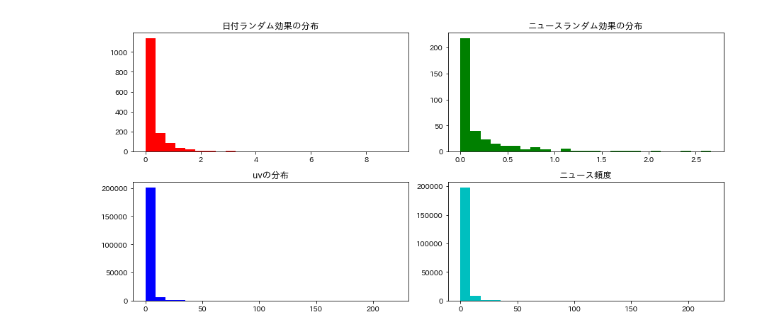
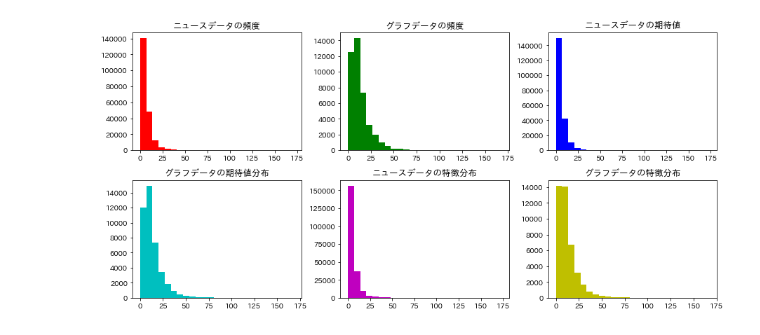
Before and after one commit to shiny-colors/Machine_Learning_Python, a Jupyter notebook: Joint_Dynamic_Poisson_Factorization.ipynb, the cells around one changed output. Cells and saved outputs as stored; diff of their text form; code cells hidden in the pictures.

```diff
--- a/Joint_Dynamic_Poisson_Factorization.ipynb
+++ b/Joint_Dynamic_Poisson_Factorization.ipynb
@@ -148,7 +148,7 @@ beta_neutral = np.abs(np.random.normal(0.0, 0.25, k))
 beta_negative = np.abs(np.random.normal(0.0, 0.5, k))
 beta = np.vstack((scale*beta_positive, beta_positive, beta_neutral, beta_negative, scale*beta_negative))
 
-#ニュースのtrendを生成
+#ニュースデータのtrendを生成
 Pi = np.array([[0.3, 0.15, 0.3, 0.15, 0.1],
                [0.25, 0.15, 0.25, 0.15, 0.2],
                [0.2, 0.2, 0.2, 0.2, 0.2],
@@ -159,7 +159,7 @@ trend_id1 = rmnom(Pi[s[week_id], ], N1, state, 0)
 #インデックスを定義
 trend_list11 = [i for i in range(trend1)]
 trend_list12 = [i for i in range(trend1)]
-for i in range(trend):
+for i in range(trend1):
     temp_list = [j for j in range(weeks)]
     trend_list11[i] = np.array(np.where(trend_id1==i)[0], dtype="int")
     for j in range(weeks):
@@ -179,7 +179,6 @@ z2 = np.array(rmnom(theta_item[item_id21, ], N2, topic, 0), dtype="int16")
 
 #多項分布からニュースデータの要因を生成
 item_id1 = np.repeat(0, N1)
-item_id22 = np.repeat(0, N2)
 element_id1 = np.repeat(0, N1)
 element_id21 = np.repeat(0, N2)
 element_id22 = np.repeat(0, N2)
@@ -189,25 +188,26 @@ for i in range(days):
 
 #多項分布からグラフデータの要因を生成
 item_id22 = np.repeat(0, N2)
+item_n22 = np.repeat(0, item+1)
 element_id21 = np.repeat(0, N2)
 element_id22 = np.repeat(0, N2)
 trend_id2 = np.repeat(0, N2)
-for i in range(item):
-    item_id22[item_list21[i]] = rmnom(phi_item[z2[item_list21[i]], ], n2[i], item, 0)
-    element_id21[item_list21[i]] = rmnom(phi_element[z2[item_list21[i]], ], n2[i], element, 0)
-    element_id22[item_list21[i]] = rmnom(phi_element[z2[item_list21[i]], ], n2[i], element, 0)
-    trend_id2[item_list21[i]] = np.random.binomial(1, phi_trend[z2[item_list21[i]], ], n2[i])
+item_list22 = [i for i in range(item+1)]
+for i in range(item+1):
+    item_id22[item_list21[i]] = rmnom(phi_item[z2[item_list21[i]], ], item_n21[i], item, 0)
+for i in range(item+1):
+    item_list22[i] = np.array(np.where(item_id22==i)[0], dtype="int")
+    item_n22[i] = item_list22[i].shape[0]
+    element_id21[item_list21[i]] = rmnom(phi_element[z2[item_list21[i]], ], item_n21[i], element, 0)
+    element_id22[item_list22[i]] = rmnom(phi_element[z2[item_list22[i]], ], item_n22[i], element, 0)
+    trend_id2[item_list21[i]] = np.random.binomial(1, phi_trend[z2[item_list21[i]], ], item_n21[i])
 
 #アイテムのインデックス
 item_list1 = [i for i in range(item+1)]
-item_list22 = [i for i in range(item+1)]
 item_n1 = np.repeat(0, item+1)
-item_n22 = np.repeat(0, item+1)
 for i in range(item+1):
     item_list1[i] = np.array(np.where(item_id1==i)[0], dtype="int")
-    item_list21[i] = np.array(np.where(item_id1==i)[0], dtype="int")
     item_n1[i] = item_list1[i].shape[0]
-    item_n22 = item_list21[i].shape[0]
 
 #エレメントのインデックス
 element_list1 = [i for i in range(element+1)]
@@ -223,6 +223,13 @@ for i in range(element+1):
     element_n1[i] = element_list1[i].shape[0]
     element_n21[i] = element_list21[i].shape[0]
     element_n22[i] = element_list22[i].shape[0]
+
+#trendのインデックス
+trend_list2 = [i for i in range(trend2)]
+trend_n2 = np.repeat(0, trend2)
+for i in range(trend2):
+    trend_list2[i] = np.array(np.where(trend_id2==i)[0], dtype="int")
+    trend_n2[i] = trend_list2[i].shape[0]
 # %%
 ##応答変数を生成
 while True:
@@ -286,17 +308,18 @@ while True:
 # %%
-#生成したデータのヒストグラム
-dt = [beta_u, beta_v, uv, y]
-fig_range = np.append(np.array([np.min(beta_u), np.min(beta_v), np.min(uv), 0.0]),
-                      np.array([np.max(beta_u), np.max(beta_v), np.max(y), np.max(y)])).reshape(2, len(dt))
+#生成したデータを可視化
+dt = [y1, y2, mu1, mu2, uv1, uv2]
+fig_range = np.append(np.array([0, 0, 0, 0, 0, 0]),
+                      np.array([np.max(y1), np.max(y2), np.max(mu1), np.max(mu2), np.max(uv1), np.max(uv2)])).reshape(2, len(dt))
 colorlist = ["r", "g", "b", "c", "m", "y", "k", "w"]
-legend = ["日付ランダム効果の分布", "ニュースランダム効果の分布", "uvの分布", "ニュース頻度"]
+legend = ["ニュースデータの頻度", "グラフデータの頻度", "ニュースデータの期待値", "グラフデータの期待値分布",
+         "ニュースデータの特徴分布", "グラフデータの特徴分布"]
 fig = plt.figure(figsize=(12.5, 6.0))
 for j in range(len(dt)):
-    ax = fig.add_subplot(2, 2, j+1)
+    ax = fig.add_subplot(2, 3, j+1)
     ax.hist(dt[j],  bins=25, range=(fig_range[0, j], fig_range[1, j]), color=colorlist[j])
     plt.title(legend[j], fontsize=12.5)
 fig.tight_layout()
 plt.show()
 # %% [output]
-[figure, old version]
+[figure, new version]
 # %%
```
Also changed, not shown: parts of 10 cells of this notebook.
